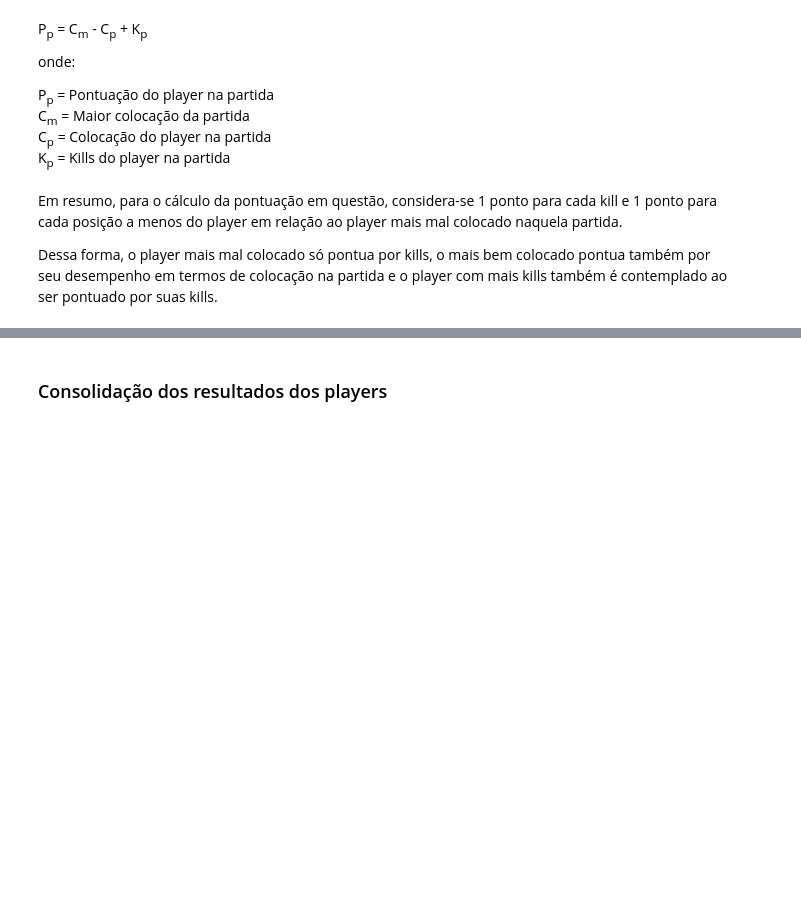
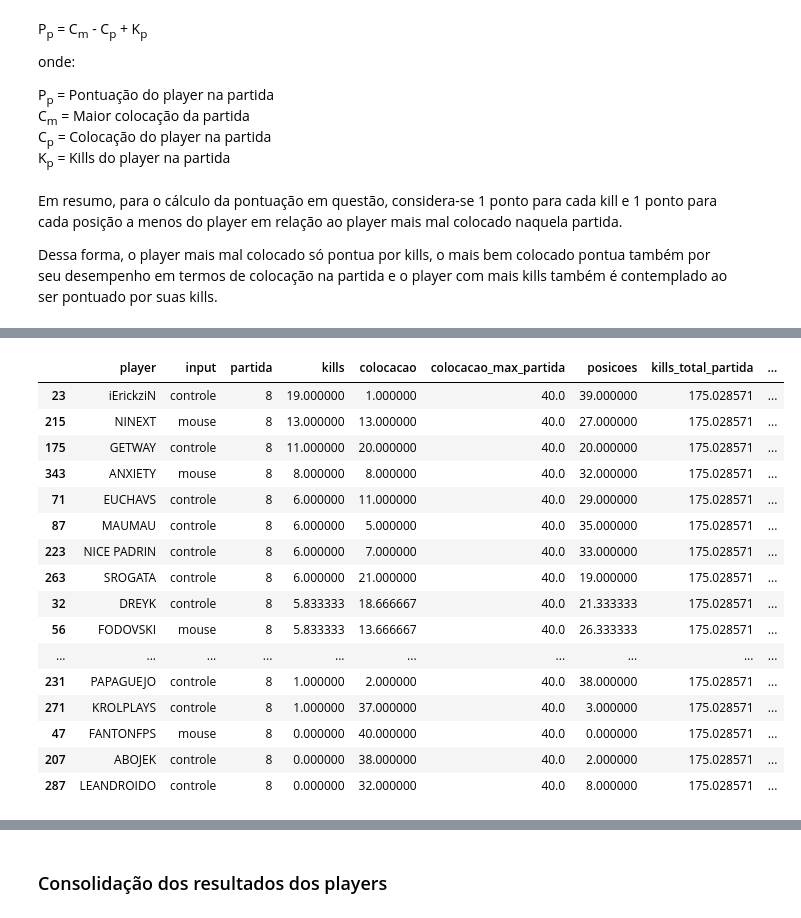
Before and after one commit to GodoyLucas/king_of_rebirth, a Jupyter notebook: Notebooks/King_of_Rebirth_Final.ipynb, the cells around one changed output, grey strips where cells are left out. Saved outputs shown, nothing was run; the diff lists cells and outputs as text; code cells hidden in the pictures; blank space fills up the shorter version.

```diff
--- a/Notebooks/King_of_Rebirth_Final.ipynb
+++ b/Notebooks/King_of_Rebirth_Final.ipynb
@@ -426,0 +500,73 @@ final_tratado.head(20)
+# %%
+valores_KP = []
+valores_kills_media_partida = []
+valores_kills_normalizada_partida = []
+valores_colocacao_media_partida = []
+valores_colocacao_normalizada_partida = []
+valores_kills_total_partida = []
+valores_percentual_kills_partida = []
+valores_K_P = []
+valores_K_KP = []
+
+for i in final_analise.itertuples():
+
+  df_query = final_analise.query('partida == @i.partida')
+
+  colocacao_max_partida = df_query.colocacao.max()
+  kills_media_partida = df_query.kills.mean()
+  colocacao_media_partida = df_query.colocacao.mean()
+  kills_total_partida = df_query.kills.sum()
+  colocacao = i.colocacao
+  kills = i.kills
+
+  posicoes = colocacao_max_partida - colocacao
+
+  KP = kills * posicoes
+
+  kills_normalizada_partida = kills / kills_media_partida
+
+  colocacao_normalizada_partida = colocacao / colocacao_media_partida
+
+
+
+  KP = kills * posicoes
+
+  #percentual_kills_partida = (100 * kills / kills_total_partida).round(2)
+
+  valores_colocacao_max_partida.append(colocacao_max_partida)
+  valores_posicoes.append(posicoes)
+  valores_KP.append(KP)
+  valores_kills_media_partida.append(kills_media_partida)
+  valores_kills_normalizada_partida.append(kills_normalizada_partida)
+  valores_colocacao_media_partida.append(colocacao_media_partida)
+  valores_colocacao_normalizada_partida.append(colocacao_normalizada_partida)
+  valores_kills_total_partida.append(kills_total_partida)
+  valores_KP.append(KP)
+  #valores_percentual_kills_partida.append(percentual_kills_partida)
+
+final_analise['colocacao_max_partida'] = valores_colocacao_max_partida
+final_analise['posicoes'] = valores_posicoes
+final_analise['kills_total_partida'] = valores_kills_total_partida
+final_analise['percentual_kills_partida'] = valores_percentual_kills_partida
+final_analise['KxP'] = valores_KP
+final_analise['K/P'] = valores_K_P
+final_analise['K_KP'] = valores_K_KP
+final_analise.sort_values(['partida', 'kills'], ascending = False).head(43)
+# %% [output]
+|  | player | input | partida | kills | colocacao | colocacao_max_partida | posicoes | kills_total_partida | ... |
+| 23 | iErickziN | controle | 8 | 19.000000 | 1.000000 | 40.0 | 39.000000 | 175.028571 | ... |
+| 215 | NINEXT | mouse | 8 | 13.000000 | 13.000000 | 40.0 | 27.000000 | 175.028571 | ... |
+| 175 | GETWAY | controle | 8 | 11.000000 | 20.000000 | 40.0 | 20.000000 | 175.028571 | ... |
+| 343 | ANXIETY | mouse | 8 | 8.000000 | 8.000000 | 40.0 | 32.000000 | 175.028571 | ... |
+| 71 | EUCHAVS | controle | 8 | 6.000000 | 11.000000 | 40.0 | 29.000000 | 175.028571 | ... |
+| 87 | MAUMAU | controle | 8 | 6.000000 | 5.000000 | 40.0 | 35.000000 | 175.028571 | ... |
+| 223 | NICE PADRIN | controle | 8 | 6.000000 | 7.000000 | 40.0 | 33.000000 | 175.028571 | ... |
+| 263 | SROGATA | controle | 8 | 6.000000 | 21.000000 | 40.0 | 19.000000 | 175.028571 | ... |
+| 32 | DREYK | controle | 8 | 5.833333 | 18.666667 | 40.0 | 21.333333 | 175.028571 | ... |
+| 56 | FODOVSKI | mouse | 8 | 5.833333 | 13.666667 | 40.0 | 26.333333 | 175.028571 | ... |
+| ... | ... | ... | ... | ... | ... | ... | ... | ... | ... |
+| 231 | PAPAGUEJO | controle | 8 | 1.000000 | 2.000000 | 40.0 | 38.000000 | 175.028571 | ... |
+| 271 | KROLPLAYS | controle | 8 | 1.000000 | 37.000000 | 40.0 | 3.000000 | 175.028571 | ... |
+| 47 | FANTONFPS | mouse | 8 | 0.000000 | 40.000000 | 40.0 | 0.000000 | 175.028571 | ... |
+| 207 | ABOJEK | controle | 8 | 0.000000 | 38.000000 | 40.0 | 2.000000 | 175.028571 | ... |
+| 287 | LEANDROIDO | controle | 8 | 0.000000 | 32.000000 | 40.0 | 8.000000 | 175.028571 | ... |
```
Also changed, not shown: parts of 5 cells of this notebook.
